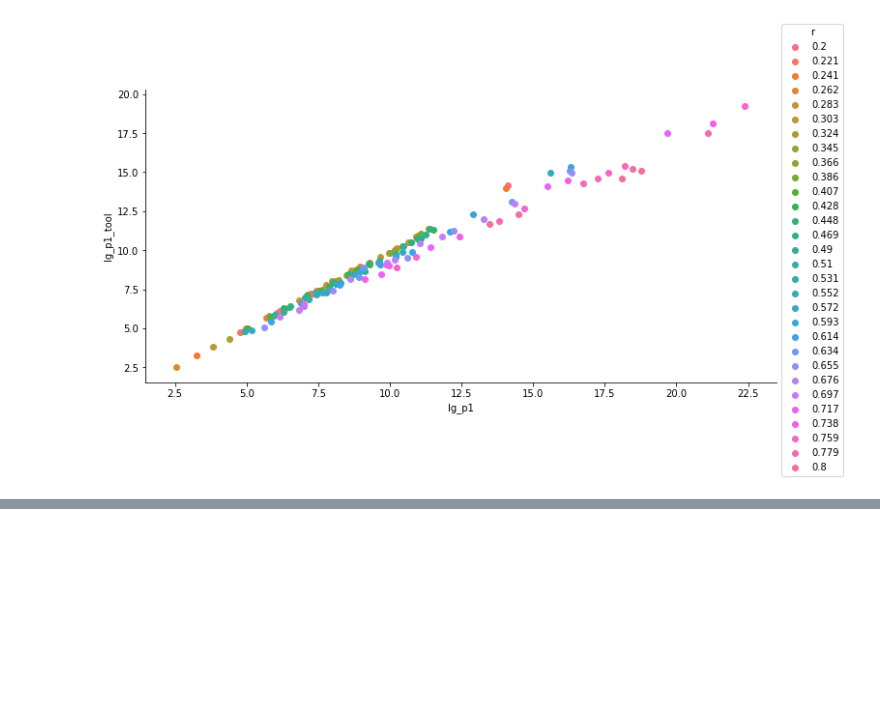
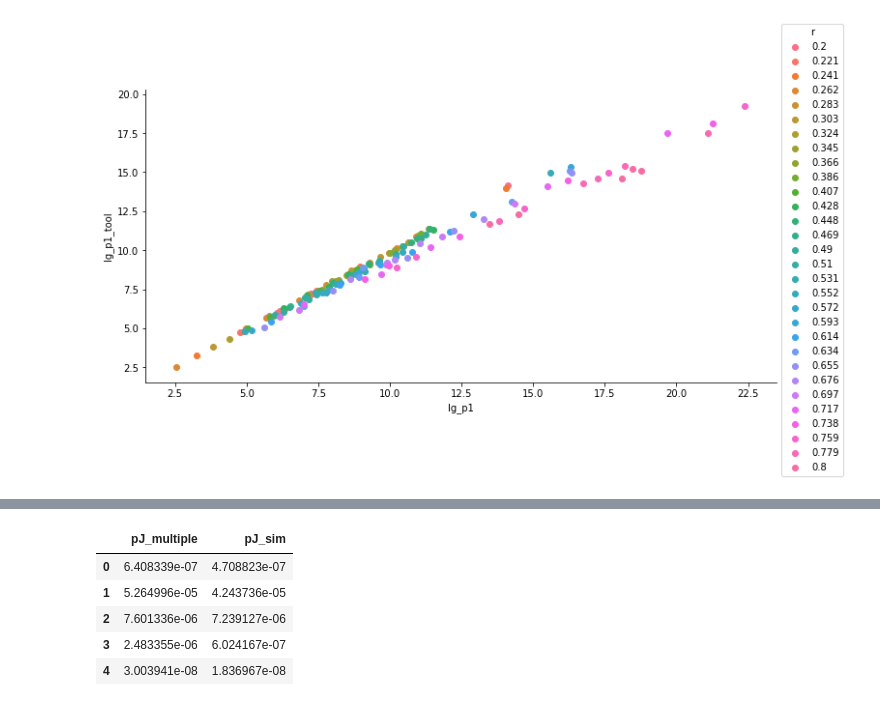
Before and after one commit to SSlavskii/cojo-robustness, a Jupyter notebook: src/results.ipynb, the cells around one changed output, grey strips where cells are left out. Saved outputs shown, nothing was run; the diff lists cells and outputs as text; code cells hidden in the pictures; blank space fills up the shorter version.

```diff
--- a/src/results.ipynb
+++ b/src/results.ipynb
@@ -161,0 +162,10 @@ plt.close()
+# %%
+distr_p_value = pd.read_csv("./cojo-robustness/data/distr_p_value", sep='\t')
+distr_p_value.head()
+# %% [output]
+|  | pJ_multiple | pJ_sim |
+| 0 | 6.408339e-07 | 4.708823e-07 |
+| 1 | 5.264996e-05 | 4.243736e-05 |
+| 2 | 7.601336e-06 | 7.239127e-06 |
+| 3 | 2.483355e-06 | 6.024167e-07 |
+| 4 | 3.003941e-08 | 1.836967e-08 |
```
Also changed, not shown: parts of 7 cells of this notebook, 11 other files.
